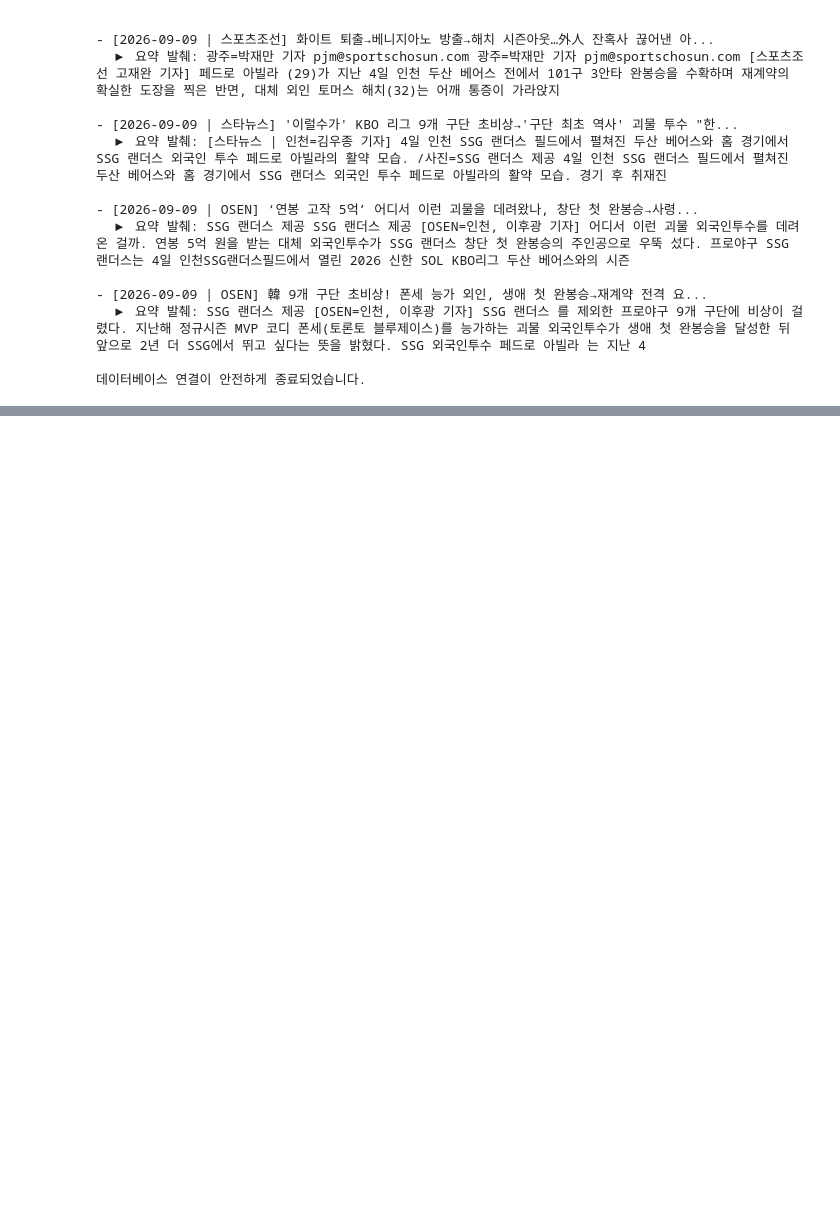
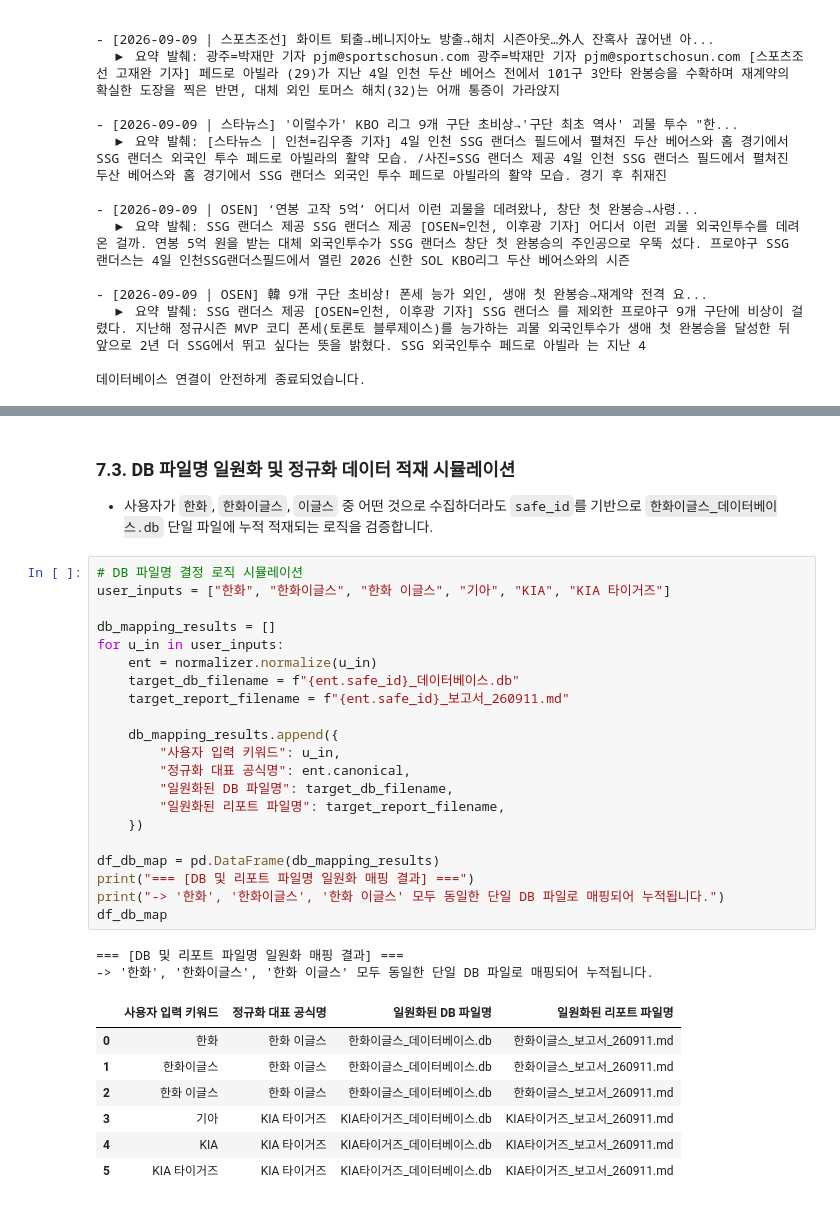
Before and after one commit to algethi97/baseball_AI-breifing_project, a Jupyter notebook: test.ipynb, the cells around one changed output, grey strips where cells are left out. Saved outputs shown, nothing was run; the diff lists cells and outputs as text; blank space fills up the shorter version.

```diff
--- a/test.ipynb
+++ b/test.ipynb
@@ -302,0 +672,34 @@ print('\n데이터베이스 연결이 안전하게 종료되었습니다.')
+# %% [markdown]
+### 7.3. DB 파일명 일원화 및 정규화 데이터 적재 시뮬레이션
+- 사용자가 `한화`, `한화이글스`, `이글스` 중 어떤 것으로 수집하더라도 `safe_id`를 기반으로 `한화이글스_데이터베이스.db` 단일 파일에 누적 적재되는 로직을 검증합니다.
+# %%
+# DB 파일명 결정 로직 시뮬레이션
+user_inputs = ["한화", "한화이글스", "한화 이글스", "기아", "KIA", "KIA 타이거즈"]
+
+db_mapping_results = []
+for u_in in user_inputs:
+    ent = normalizer.normalize(u_in)
+    target_db_filename = f"{ent.safe_id}_데이터베이스.db"
+    target_report_filename = f"{ent.safe_id}_보고서_260911.md"
+
+    db_mapping_results.append({
+        "사용자 입력 키워드": u_in,
+        "정규화 대표 공식명": ent.canonical,
+        "일원화된 DB 파일명": target_db_filename,
+        "일원화된 리포트 파일명": target_report_filename,
+    })
+
+df_db_map = pd.DataFrame(db_mapping_results)
+print("=== [DB 및 리포트 파일명 일원화 매핑 결과] ===")
+print("-> '한화', '한화이글스', '한화 이글스' 모두 동일한 단일 DB 파일로 매핑되어 누적됩니다.")
+df_db_map
+# %% [output]
+=== [DB 및 리포트 파일명 일원화 매핑 결과] ===
+-> '한화', '한화이글스', '한화 이글스' 모두 동일한 단일 DB 파일로 매핑되어 누적됩니다.
+|  | 사용자 입력 키워드 | 정규화 대표 공식명 | 일원화된 DB 파일명 | 일원화된 리포트 파일명 |
+| 0 | 한화 | 한화 이글스 | 한화이글스_데이터베이스.db | 한화이글스_보고서_260911.md |
+| 1 | 한화이글스 | 한화 이글스 | 한화이글스_데이터베이스.db | 한화이글스_보고서_260911.md |
+| 2 | 한화 이글스 | 한화 이글스 | 한화이글스_데이터베이스.db | 한화이글스_보고서_260911.md |
+| 3 | 기아 | KIA 타이거즈 | KIA타이거즈_데이터베이스.db | KIA타이거즈_보고서_260911.md |
+| 4 | KIA | KIA 타이거즈 | KIA타이거즈_데이터베이스.db | KIA타이거즈_보고서_260911.md |
+| 5 | KIA 타이거즈 | KIA 타이거즈 | KIA타이거즈_데이터베이스.db | KIA타이거즈_보고서_260911.md |
```
Also changed, not shown: parts of 6 cells of this notebook.
